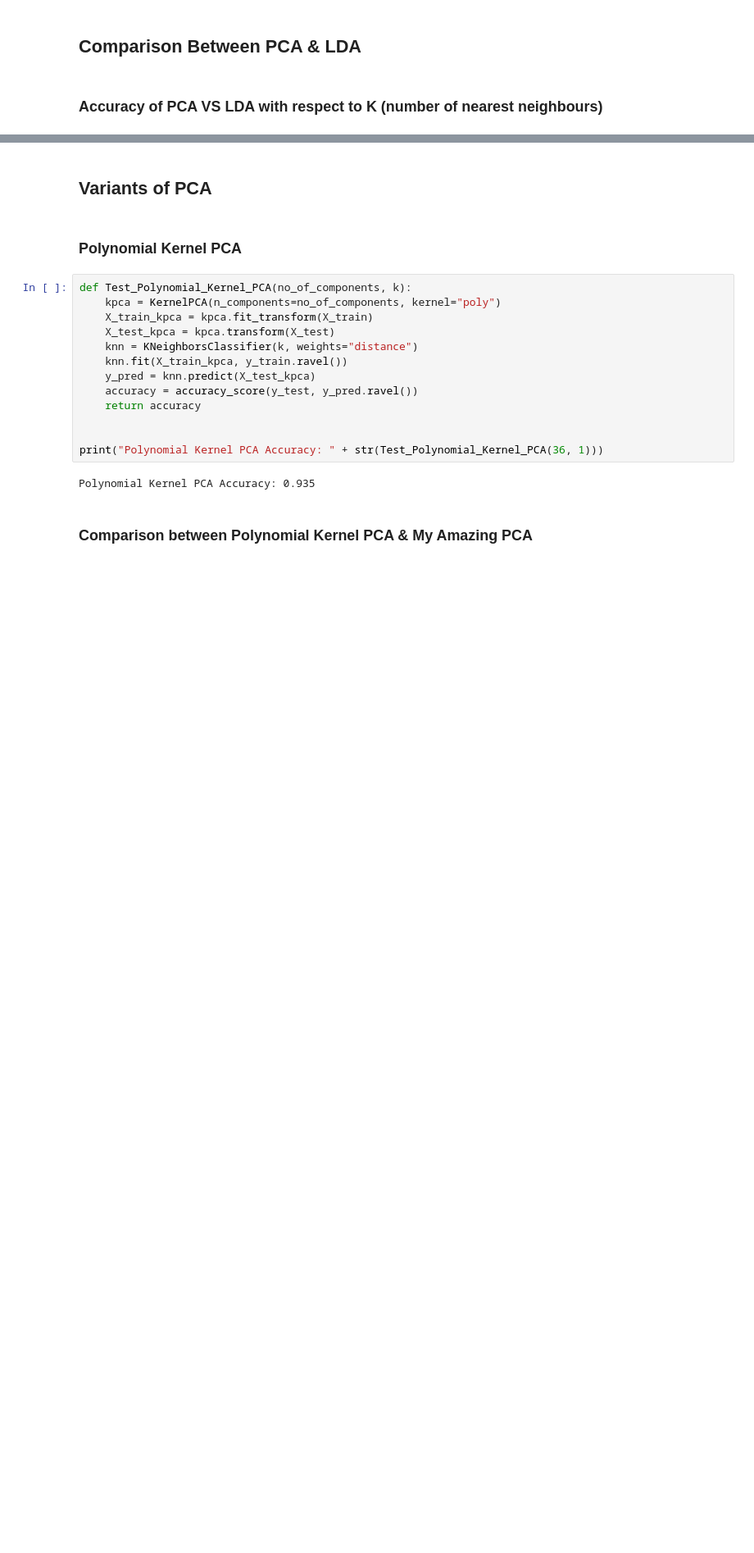
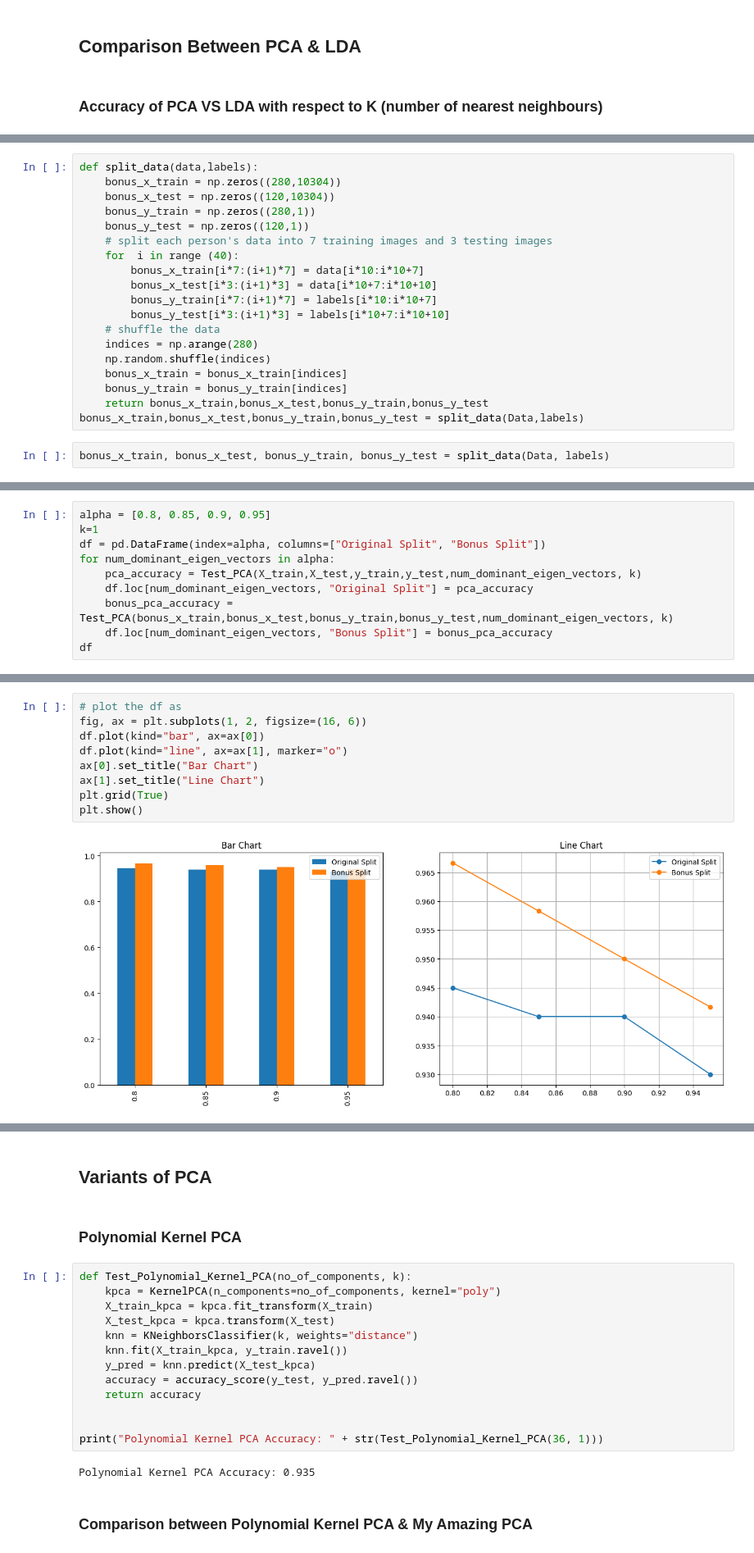
Before and after one commit to ahmedsamir459/Face-Recognition, a Jupyter notebook: PCA_LDA.ipynb, the cells around one changed output, grey strips where cells are left out. Shown at 82% size. Saved outputs shown, nothing was run; the diff lists cells and outputs as text; blank space fills up the shorter version.

```diff
--- a/PCA_LDA.ipynb
+++ b/PCA_LDA.ipynb
@@ -313,0 +319,21 @@ df
+# %%
+def split_data(data,labels):
+    bonus_x_train = np.zeros((280,10304))
+    bonus_x_test = np.zeros((120,10304))
+    bonus_y_train = np.zeros((280,1))
+    bonus_y_test = np.zeros((120,1))
+    # split each person's data into 7 training images and 3 testing images
+    for  i in range (40):
+        bonus_x_train[i*7:(i+1)*7] = data[i*10:i*10+7]
+        bonus_x_test[i*3:(i+1)*3] = data[i*10+7:i*10+10]
+        bonus_y_train[i*7:(i+1)*7] = labels[i*10:i*10+7]
+        bonus_y_test[i*3:(i+1)*3] = labels[i*10+7:i*10+10]
+    # shuffle the data
+    indices = np.arange(280)
+    np.random.shuffle(indices)
+    bonus_x_train = bonus_x_train[indices]
+    bonus_y_train = bonus_y_train[indices]
+    return bonus_x_train,bonus_x_test,bonus_y_train,bonus_y_test
+bonus_x_train,bonus_x_test,bonus_y_train,bonus_y_test = split_data(Data,labels)
+# %%
+bonus_x_train, bonus_x_test, bonus_y_train, bonus_y_test = split_data(Data, labels)
@@ -313,0 +352,10 @@ df
+# %%
+alpha = [0.8, 0.85, 0.9, 0.95]
+k=1
+df = pd.DataFrame(index=alpha, columns=["Original Split", "Bonus Split"])
+for num_dominant_eigen_vectors in alpha:
+    pca_accuracy = Test_PCA(X_train,X_test,y_train,y_test,num_dominant_eigen_vectors, k)
+    df.loc[num_dominant_eigen_vectors, "Original Split"] = pca_accuracy
+    bonus_pca_accuracy = Test_PCA(bonus_x_train,bonus_x_test,bonus_y_train,bonus_y_test,num_dominant_eigen_vectors, k)
+    df.loc[num_dominant_eigen_vectors, "Bonus Split"] = bonus_pca_accuracy
+df
@@ -313,0 +368,11 @@ df
+# %%
+# plot the df as
+fig, ax = plt.subplots(1, 2, figsize=(16, 6))
+df.plot(kind="bar", ax=ax[0])
+df.plot(kind="line", ax=ax[1], marker="o")
+ax[0].set_title("Bar Chart")
+ax[1].set_title("Line Chart")
+plt.grid(True)
+plt.show()
+# %% [output]
+[figure, added]
```
Also changed, not shown: parts of 24 cells of this notebook, 5 other files.
